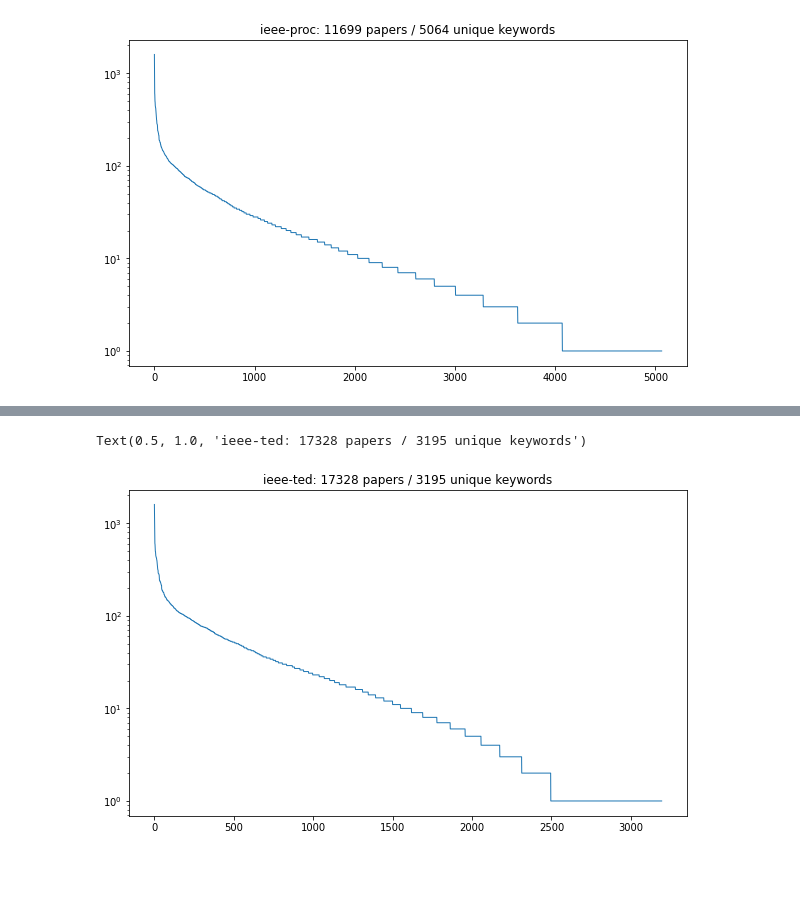
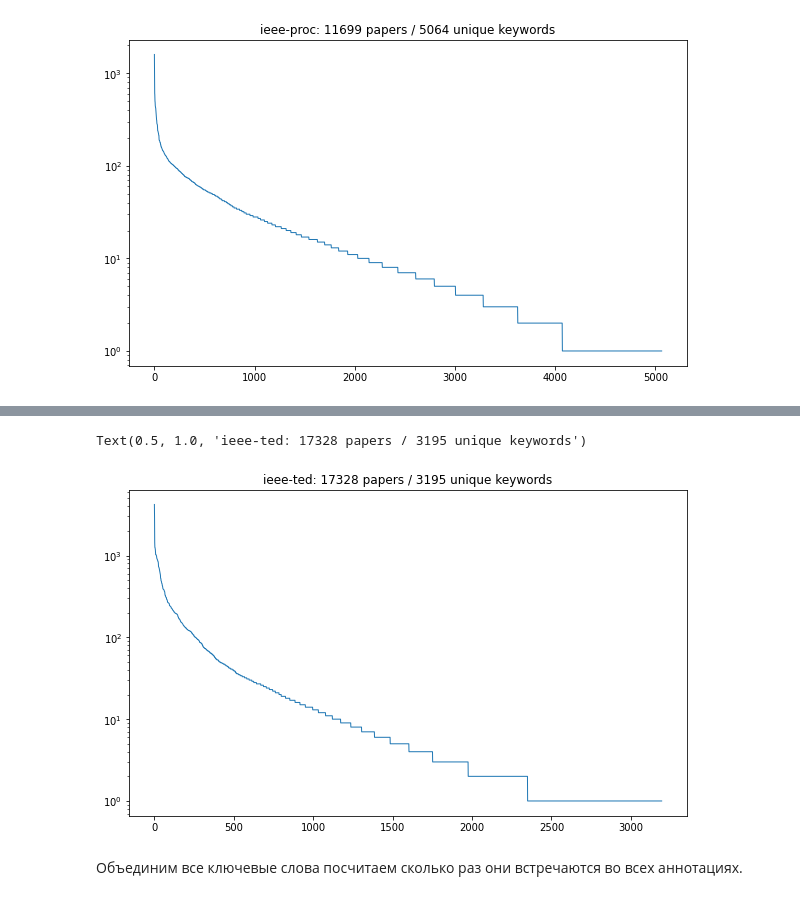
Before and after one commit to vsgolovin/hse-nlp-2022, a Jupyter notebook: notebooks/keywords.ipynb, the cells around one changed output, grey strips where cells are left out. Drawn from its saved outputs; the diff is of its cells as text; code cells hidden in the pictures; blank space fills up the shorter version.

```diff
--- a/notebooks/keywords.ipynb
+++ b/notebooks/keywords.ipynb
@@ -61,7 +65,7 @@ num_papers = 0
 for dct in get_entries(cur_file):
     num_papers += 1
     for keyword in dct['keywords']:
-        keywords_tac[keyword] = keywords_proc.get(keyword, 0) + 1
+        keywords_tac[keyword] = keywords_tac.get(keyword, 0) + 1
 
 plt.close('all')
 plt.figure()
@@ -73,19 +77,21 @@ Text(0.5, 1.0, 'ieee-tac: 17227 papers / 2855 unique keywords')
 # %%
 cur_file = os.path.join(DATA_PATH, 'ieee-ted.txt')
 keywords_ted = {}
 num_papers = 0
 for dct in get_entries(cur_file):
     num_papers += 1
     for keyword in dct['keywords']:
-        keywords_ted[keyword] = keywords_proc.get(keyword, 0) + 1
+        keywords_ted[keyword] = keywords_ted.get(keyword, 0) + 1
 
 plt.close('all')
 plt.figure()
 plt.semilogy(sorted((v for k, v in keywords_ted.items()), reverse=True))
 plt.title(f'ieee-ted: {num_papers} papers / {len(keywords_ted)} unique keywords')
 # %% [output]
 Text(0.5, 1.0, 'ieee-ted: 17328 papers / 3195 unique keywords')
-[figure, old version]
+[figure, new version]
+# %% [markdown]
+Объединим все ключевые слова посчитаем сколько раз они встречаются во всех аннотациях.
 # %%
 keywords_all = {}
 for dct in (keywords_proc, keywords_tac, keywords_ted):
```
Also changed, not shown: parts of 8 cells of this notebook.
